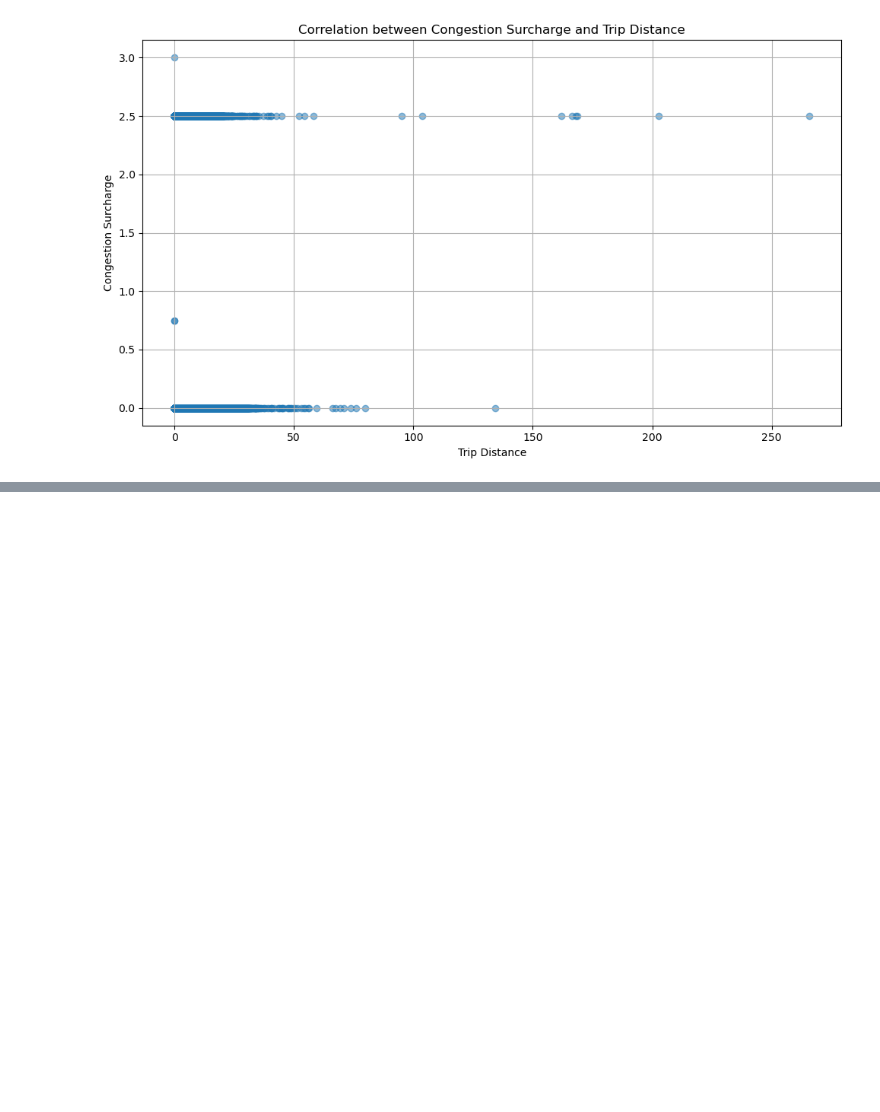
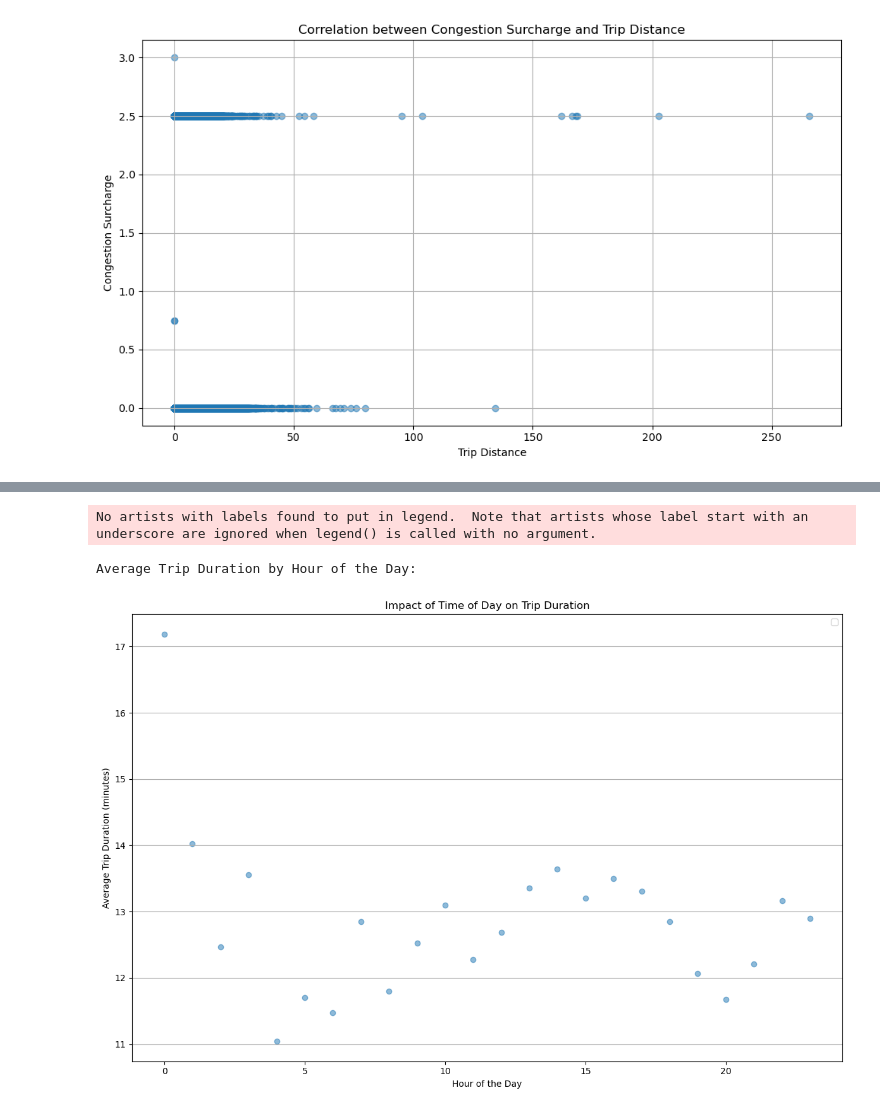
Before and after one commit to SunnaOkati/tdf-da-challenge, a Jupyter notebook: report.ipynb, the cells around one changed output, grey strips where cells are left out. Drawn from its saved outputs; the diff is of its cells as text; code cells hidden in the pictures; blank space fills up the shorter version.

```diff
--- a/report.ipynb
+++ b/report.ipynb
@@ -335,0 +339,32 @@ plt.show()
+# %%
+def impact_of_time_of_day(data):
+    """Analyze the impact of time of day on trip duration."""
+    # Ensure datetime columns are in the correct format
+    data['tpep_pickup_datetime'] = pd.to_datetime(data['tpep_pickup_datetime'])
+    data['tpep_dropoff_datetime'] = pd.to_datetime(data['tpep_dropoff_datetime'])
+    data['pickup_hour'] = data['tpep_pickup_datetime'].dt.hour
+    # Calculate trip duration
+    data['trip_duration'] = (data.tpep_dropoff_datetime-data.tpep_pickup_datetime).astype('timedelta64[m]')
+    # Display average trip duration
+    # Group by hour of the day and calculate the average trip duration
+    hourly_durations = data.groupby('pickup_hour')['trip_duration'].mean().reset_index()
+    print("Average Trip Duration by Hour of the Day:")
+    # Plot the impact of time of day on trip duration
+    plt.figure(figsize=(12, 8))
+
+    plt.scatter(hourly_durations['pickup_hour'], hourly_durations['trip_duration'], alpha=0.5)
+
+    plt.title('Impact of Time of Day on Trip Duration')
+    plt.xlabel('Hour of the Day')
+    plt.ylabel('Average Trip Duration (minutes)')
+    plt.legend()
+    plt.grid(axis='y')
+    plt.tight_layout()
+    plt.show()
+# %%
+trip_data_df_copy = trip_data_df.copy()
+impact_of_time_of_day(trip_data_df_copy)
+# %% [output]
+No artists with labels found to put in legend.  Note that artists whose label start with an underscore are ignored when legend() is called with no argument.
+Average Trip Duration by Hour of the Day:
+[figure, added]
```
Also changed, not shown: parts of 2 cells of this notebook, 3 other files.
